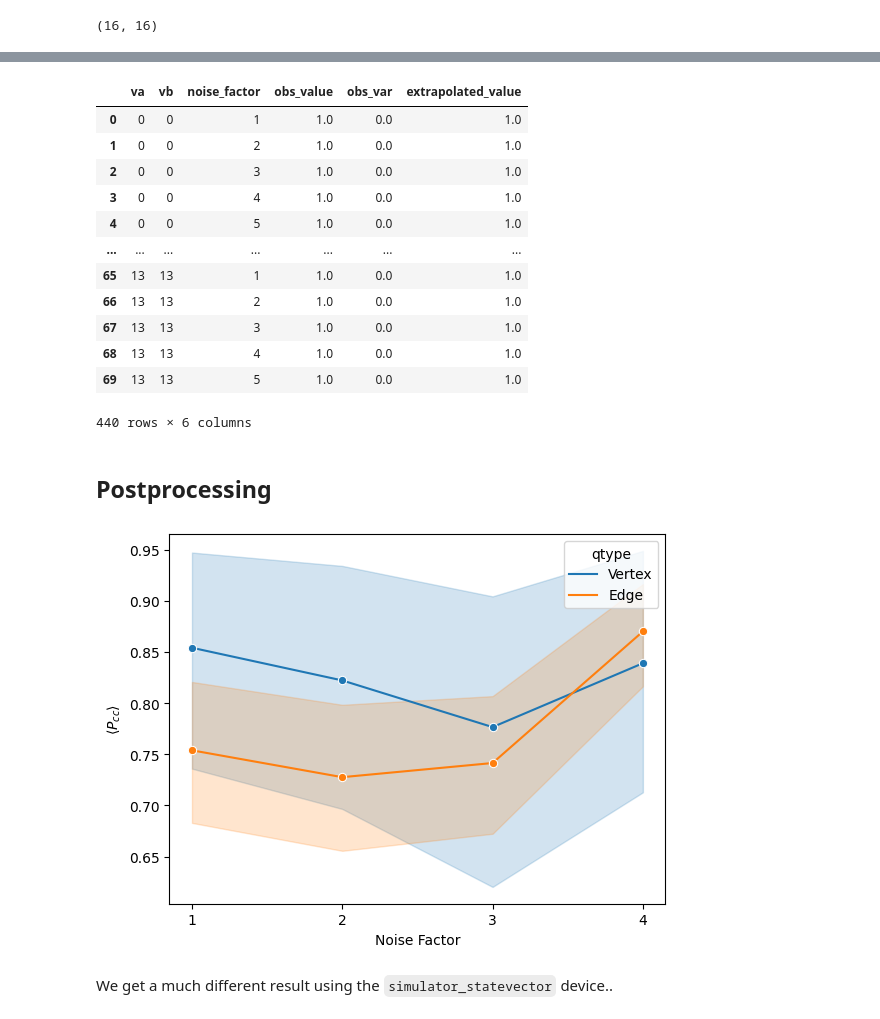
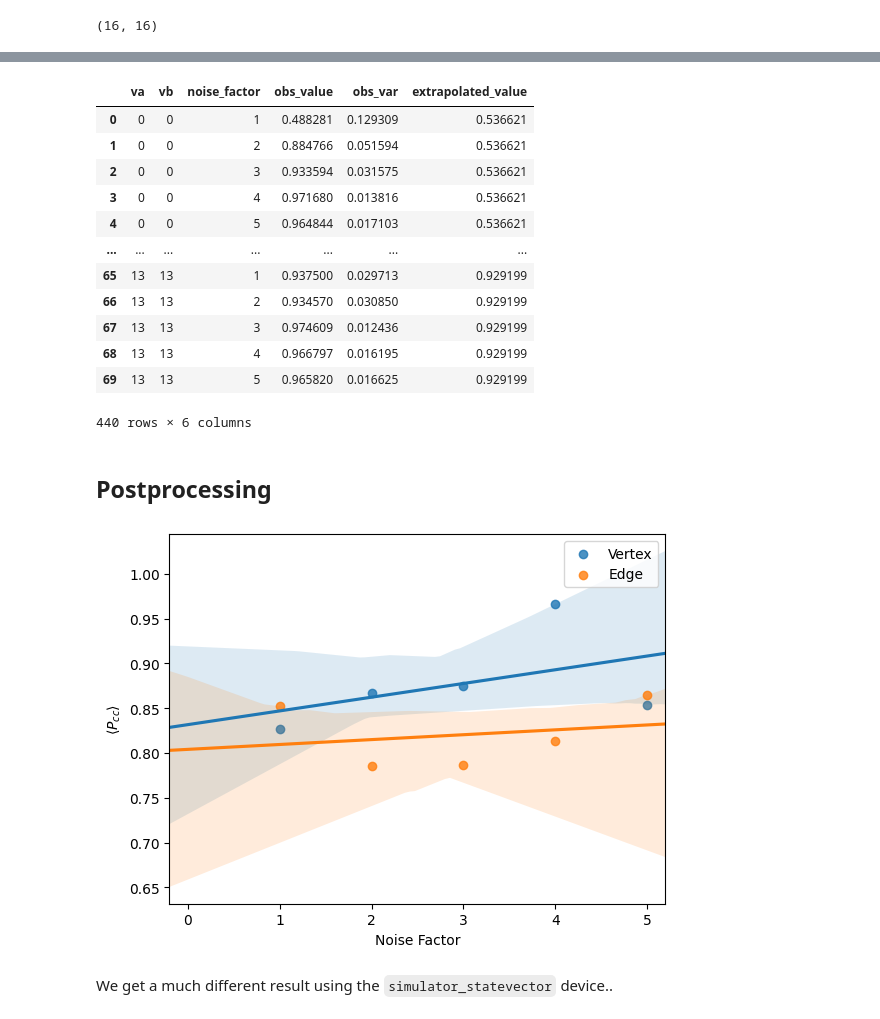
Before and after one commit to jfurches/nonlocalgames, a Jupyter notebook: examples/g14_on_ibm/zne.ipynb, the cells around one changed output, grey strips where cells are left out. Drawn from its saved outputs; the diff is of its cells as text; code cells hidden in the pictures.

Commit message:
New hanoi data

```diff
--- a/examples/g14_on_ibm/zne.ipynb
+++ b/examples/g14_on_ibm/zne.ipynb
@@ -80,4 +79,17 @@ pcc = get_pcc()
 pcc.dim
 # %% [output]
 (16, 16)
+# %%
+import tqdm
+
+options = Options()
+options.execution.shots = 1024
+options.optimization_level = 3
+options.resilience_level = 2  # ZNE
+options.resilience.noise_factors = [1, 2, 3, 4, 5]
+# options.resilience.noise_amplifier = "LocalFoldingAmplifier"
+
+dev = 'ibm_hanoi'
+service = QiskitRuntimeService(name='full')
+backend = service.get_backend(dev)
 # %%
@@ -112,3 +110,10 @@ KeyboardInterrupt:
+# %%
+from qiskit_ibm_runtime import QiskitRuntimeService
+service = QiskitRuntimeService(name='full')
+job = service.job('ck26igqdijuadepmgdgg')
+result = job.result()
+backend = job.backend()
+dev = backend.name
 # %%
 basepath = 'zne_results_optim{optim}_zne{zne}_{dev}'.format(
             optim=options.optimization_level,
@@ -151,58 +156,65 @@ df.to_csv(f'{basepath}.csv', index=False)
 df
 # %% [output]
 |  | va | vb | noise_factor | obs_value | obs_var | extrapolated_value |
-| 0 | 0 | 0 | 1 | 1.0 | 0.0 | 1.0 |
-| 1 | 0 | 0 | 2 | 1.0 | 0.0 | 1.0 |
-| 2 | 0 | 0 | 3 | 1.0 | 0.0 | 1.0 |
-| 3 | 0 | 0 | 4 | 1.0 | 0.0 | 1.0 |
-| 4 | 0 | 0 | 5 | 1.0 | 0.0 | 1.0 |
+| 0 | 0 | 0 | 1 | 0.488281 | 0.129309 | 0.536621 |
+| 1 | 0 | 0 | 2 | 0.884766 | 0.051594 | 0.536621 |
+| 2 | 0 | 0 | 3 | 0.933594 | 0.031575 | 0.536621 |
+| 3 | 0 | 0 | 4 | 0.971680 | 0.013816 | 0.536621 |
+| 4 | 0 | 0 | 5 | 0.964844 | 0.017103 | 0.536621 |
 | ... | ... | ... | ... | ... | ... | ... |
-| 65 | 13 | 13 | 1 | 1.0 | 0.0 | 1.0 |
-| 66 | 13 | 13 | 2 | 1.0 | 0.0 | 1.0 |
-| 67 | 13 | 13 | 3 | 1.0 | 0.0 | 1.0 |
-| 68 | 13 | 13 | 4 | 1.0 | 0.0 | 1.0 |
-| 69 | 13 | 13 | 5 | 1.0 | 0.0 | 1.0 |
+| 65 | 13 | 13 | 1 | 0.937500 | 0.029713 | 0.929199 |
+| 66 | 13 | 13 | 2 | 0.934570 | 0.030850 | 0.929199 |
+| 67 | 13 | 13 | 3 | 0.974609 | 0.012436 | 0.929199 |
+| 68 | 13 | 13 | 4 | 0.966797 | 0.016195 | 0.929199 |
+| 69 | 13 | 13 | 5 | 0.965820 | 0.016625 | 0.929199 |
 440 rows × 6 columns
 # %% [markdown]
 ## Postprocessing
 # %%
 import numpy as np
 import pandas as pd
 import matplotlib.pyplot as plt
 import seaborn as sns
 
 def process(df):
     df['qtype'] = np.where(df.va == df.vb, 'Vertex', 'Edge')
     df['post_obs_value'] = np.where(
         df.qtype == 'Edge',
         1 - df.obs_value,
         df.obs_value
     )
     df['post_extrapolated_value'] = np.where(
         df.qtype == 'Edge',
         1 - df.extrapolated_value,
         df.extrapolated_value
     )
 
     return df
 
 dev = 'ibm_hanoi'
 df = pd.read_csv(f'zne_results_optim3_zne2_{dev}.csv')
-
 df = process(df)
-sns.lineplot(
-    data=df,
-    x='noise_factor',
-    y='obs_value',
-    hue='qtype',
-    marker='o'
-)
+fig = plt.figure()
+ax = fig.gca()
+plt.xlim(-0.2, 5.2)
+for i, qtype in enumerate(df.qtype.unique()):
+    sns.regplot(
+        ax=ax,
+        data=df.loc[df.qtype == qtype].groupby('noise_factor').mean(numeric_only=True).reset_index(),
+        x='noise_factor',
+        y='obs_value',
+        color=f'C{i}',
+        label=qtype,
+        marker='o',
+        truncate=False
+    )
 plt.xlabel('Noise Factor')
-plt.xticks(ticks=[1, 2, 3, 4])
+plt.xticks(ticks=[0, 1, 2, 3, 4, 5])
 plt.ylabel(r'$\langle P_{cc} \rangle$')
+plt.legend()
 plt.show()
 # %% [output]
-[figure, old version]
+[figure, new version]
 # %% [markdown]
 We get a much different result using the `simulator_statevector` device..
 # %%
```
Also changed, not shown: parts of 4 cells of this notebook, 2 other files.
